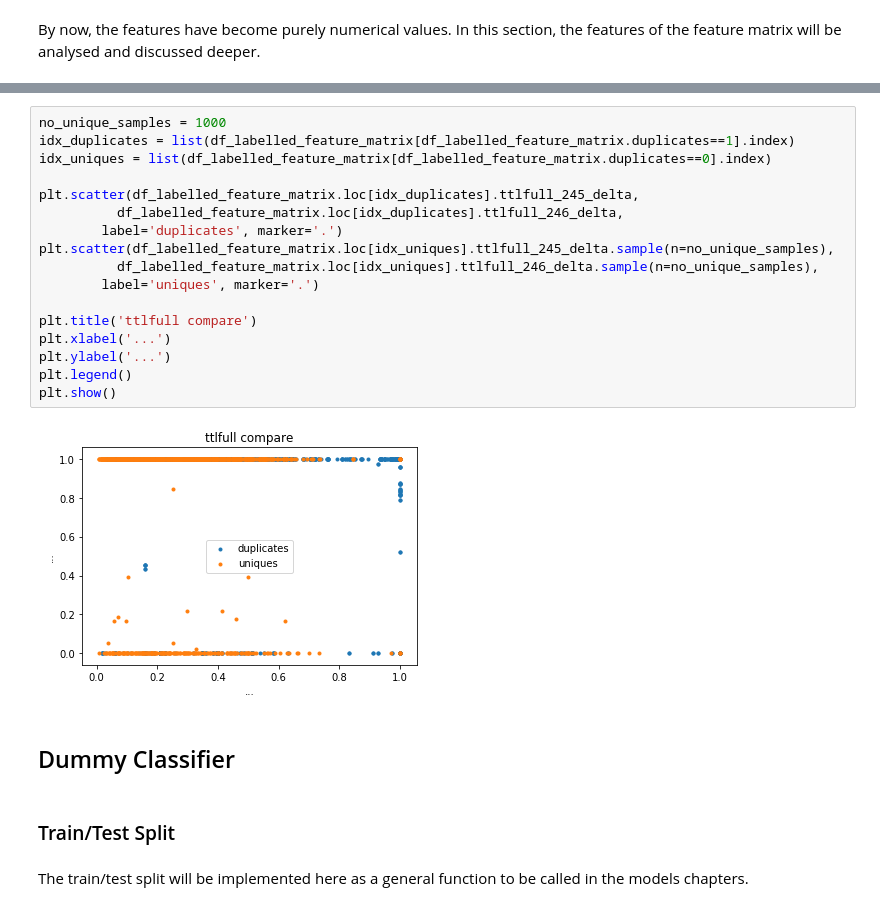
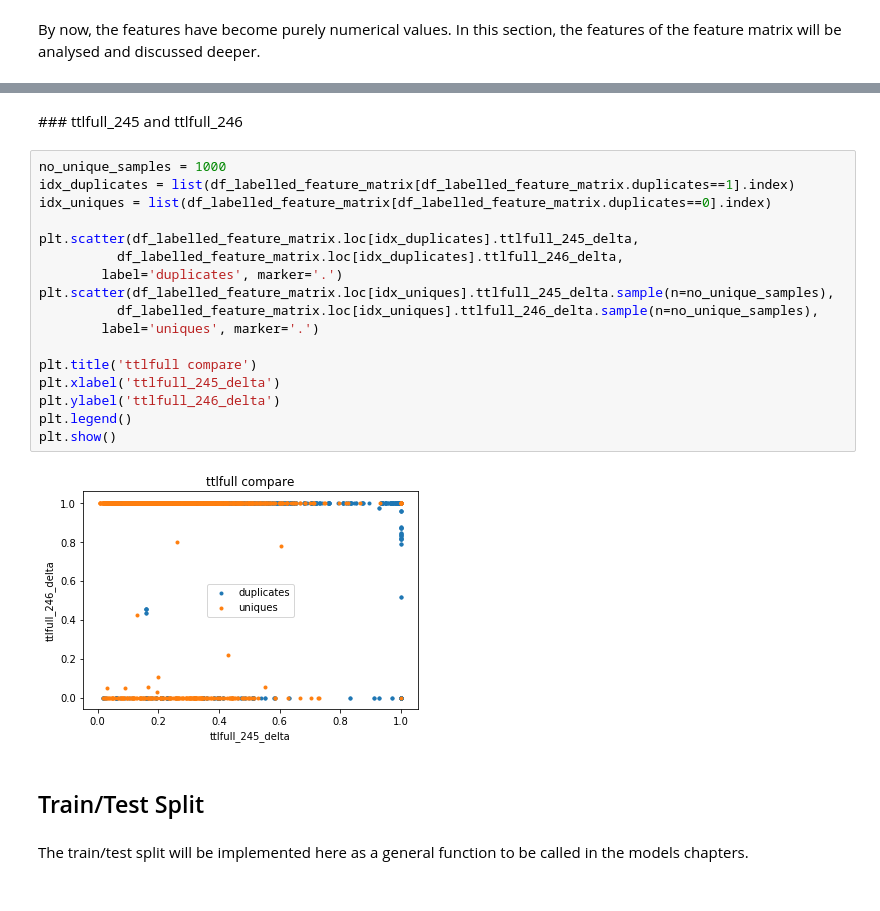
Before and after one commit to swissbib/clustering_metadata, a Jupyter notebook: 4_FeatureDiscussionDummyBaseline.ipynb, the cells around one changed output, grey strips where cells are left out. Drawn from its saved outputs; the diff is of its cells as text.

Commit message:
Modellerweiterungen und PCA
Attribute aus Input von Silvia erweitert. PCA begonnen in DummyClassifier.

```diff
--- a/4_FeatureDiscussionDummyBaseline.ipynb
+++ b/4_FeatureDiscussionDummyBaseline.ipynb
@@ -65,26 +83,26 @@ plt.show()
+# %% [markdown]
+### ttlfull_245 and ttlfull_246
 # %%
 no_unique_samples = 1000
 idx_duplicates = list(df_labelled_feature_matrix[df_labelled_feature_matrix.duplicates==1].index)
 idx_uniques = list(df_labelled_feature_matrix[df_labelled_feature_matrix.duplicates==0].index)
 
 plt.scatter(df_labelled_feature_matrix.loc[idx_duplicates].ttlfull_245_delta,
           df_labelled_feature_matrix.loc[idx_duplicates].ttlfull_246_delta,
         label='duplicates', marker='.')
 plt.scatter(df_labelled_feature_matrix.loc[idx_uniques].ttlfull_245_delta.sample(n=no_unique_samples),
           df_labelled_feature_matrix.loc[idx_uniques].ttlfull_246_delta.sample(n=no_unique_samples),
         label='uniques', marker='.')
 
 plt.title('ttlfull compare')
-plt.xlabel('...')
-plt.ylabel('...')
+plt.xlabel('ttlfull_245_delta')
+plt.ylabel('ttlfull_246_delta')
 plt.legend()
 plt.show()
 # %% [output]
-[figure, old version]
+[figure, new version]
-# %% [markdown]
-## Dummy Classifier
 # %% [markdown]
-### Train/Test Split
+## Train/Test Split
 # %% [markdown]
 The train/test split will be implemented here as a general function to be called in the models chapters.
 # %%
```
Also changed, not shown: parts of 16 cells of this notebook, 7 other files.
